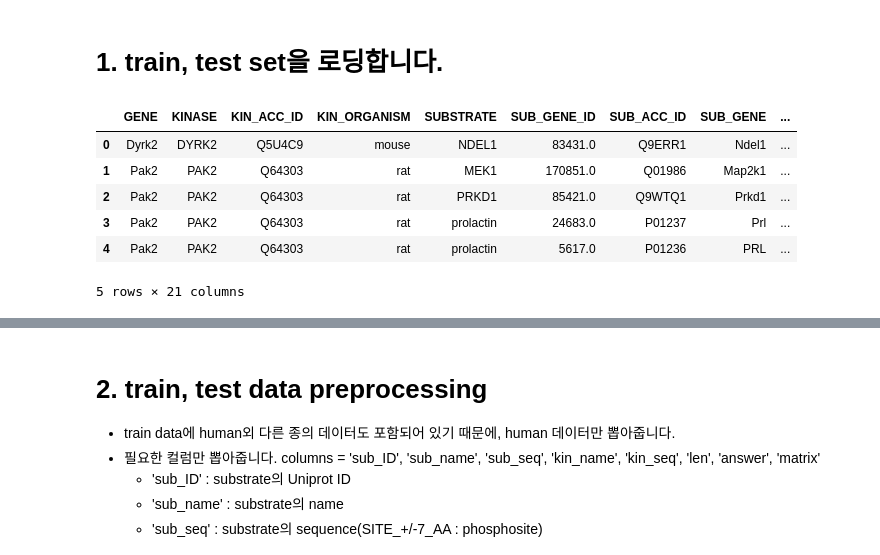
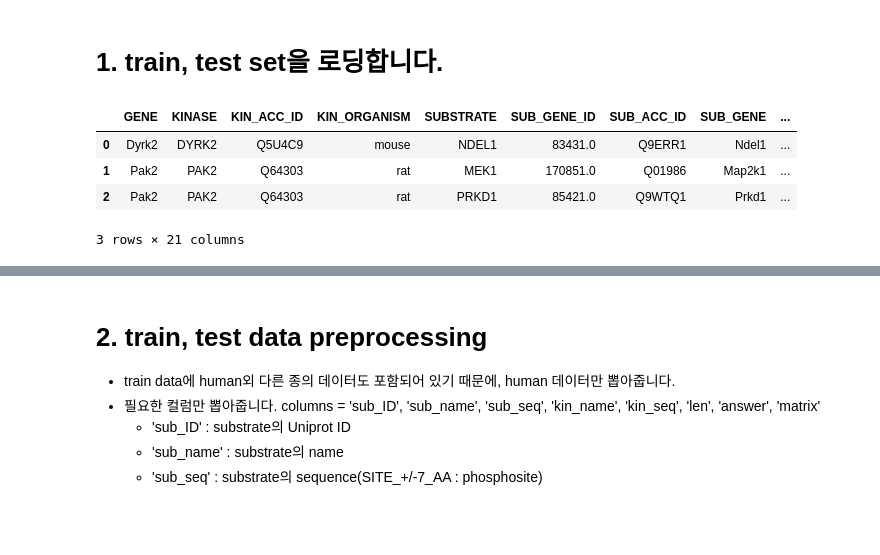
Before and after one commit to jeguring/2022_phosphorylaytion_prediction, a Jupyter notebook: EDA/220502_pp-pred_train-test-duplicate-comparison_v1.1_HB.ipynb, the cells around one changed output, grey strips where cells are left out. Saved outputs shown, nothing was run; the diff lists cells and outputs as text; code cells hidden in the pictures; blank space fills up the shorter version.

```diff
--- a/EDA/220502_pp-pred_train-test-duplicate-comparison_v1.1_HB.ipynb
+++ b/EDA/220502_pp-pred_train-test-duplicate-comparison_v1.1_HB.ipynb
@@ -15,30 +15,28 @@ from tqdm.notebook import tnrange, tqdm
 # %%
 # train pickle 파일 Loading
 with open('/home/hb/python/pp_pred/from_kw/ignore_file/dfpsphmm_ratiorandomver2.pickle', 'rb') as file:
   df_train = pickle.load(file)
 
 df_train = pd.DataFrame(df_train,columns=['GENE','KINASE','KIN_ACC_ID','KIN_ORGANISM','SUBSTRATE',
                                 'SUB_GENE_ID','SUB_ACC_ID','SUB_GENE','SUB_ORGANISM','SUB_MOD_RSD','SITE_GRP_ID',
                                 'SITE_+/-7_AA','DOMAIN','IN_VIVO_RXN','IN_VITRO_RXN','CST_CAT#','KINseq',
                                 'Length','answer','singleSITE','matrix'])
 
 # test pickle 파일 loading
 with open( "/home/hb/python/pp_pred/from_kw/ignore_file/dfdepodhmm_ratiorandomver2.pickle", "rb" ) as file:
     df_test = pickle.load(file)
 df_test.rename(columns = {'kinseq' : 'KINseq','Substrate' : 'SITE_+/-7_AA'}, inplace = True)
 # df_test = df_test[['KINseq','SITE_+/-7_AA','matrix']]
 # df_test = df7[:445]
 
-display(df_train.head(5))
-display(df_test.head(5))
+display(df_train.head(3))
+display(df_test.head(3))
 # %% [output]
 |  | GENE | KINASE | KIN_ACC_ID | KIN_ORGANISM | SUBSTRATE | SUB_GENE_ID | SUB_ACC_ID | SUB_GENE | ... |
 | 0 | Dyrk2 | DYRK2 | Q5U4C9 | mouse | NDEL1 | 83431.0 | Q9ERR1 | Ndel1 | ... |
 | 1 | Pak2 | PAK2 | Q64303 | rat | MEK1 | 170851.0 | Q01986 | Map2k1 | ... |
 | 2 | Pak2 | PAK2 | Q64303 | rat | PRKD1 | 85421.0 | Q9WTQ1 | Prkd1 | ... |
-| 3 | Pak2 | PAK2 | Q64303 | rat | prolactin | 24683.0 | P01237 | Prl | ... |
-| 4 | Pak2 | PAK2 | Q64303 | rat | prolactin | 5617.0 | P01236 | PRL | ... |
-5 rows × 21 columns
+3 rows × 21 columns
 |  | Substrate accession number | Substrate Gene name/s | SITE_+/-7_AA | Phosphorylating protein kinases | Bioassay/s | ... |
 | 4 | O00401 | N-WASP, WASL | EITTNRFYGPQVNNI | ABL1 | in vitro, in vivo | ... |
 | 4 | O00401 | N-WASP, WASL | RETSKVIYDFIEKTG | ABL1 | in vitro, in vivo | ... |
```
Also changed, not shown: parts of 34 cells of this notebook.
